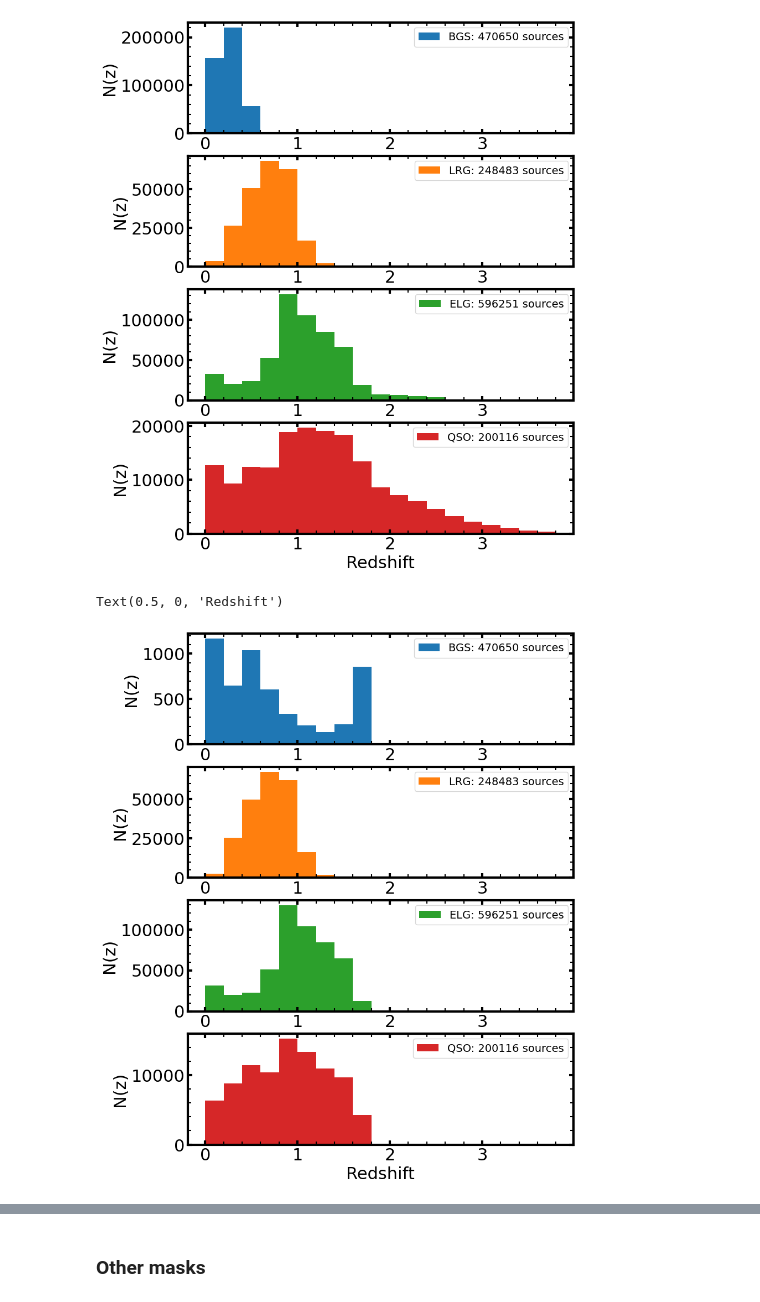
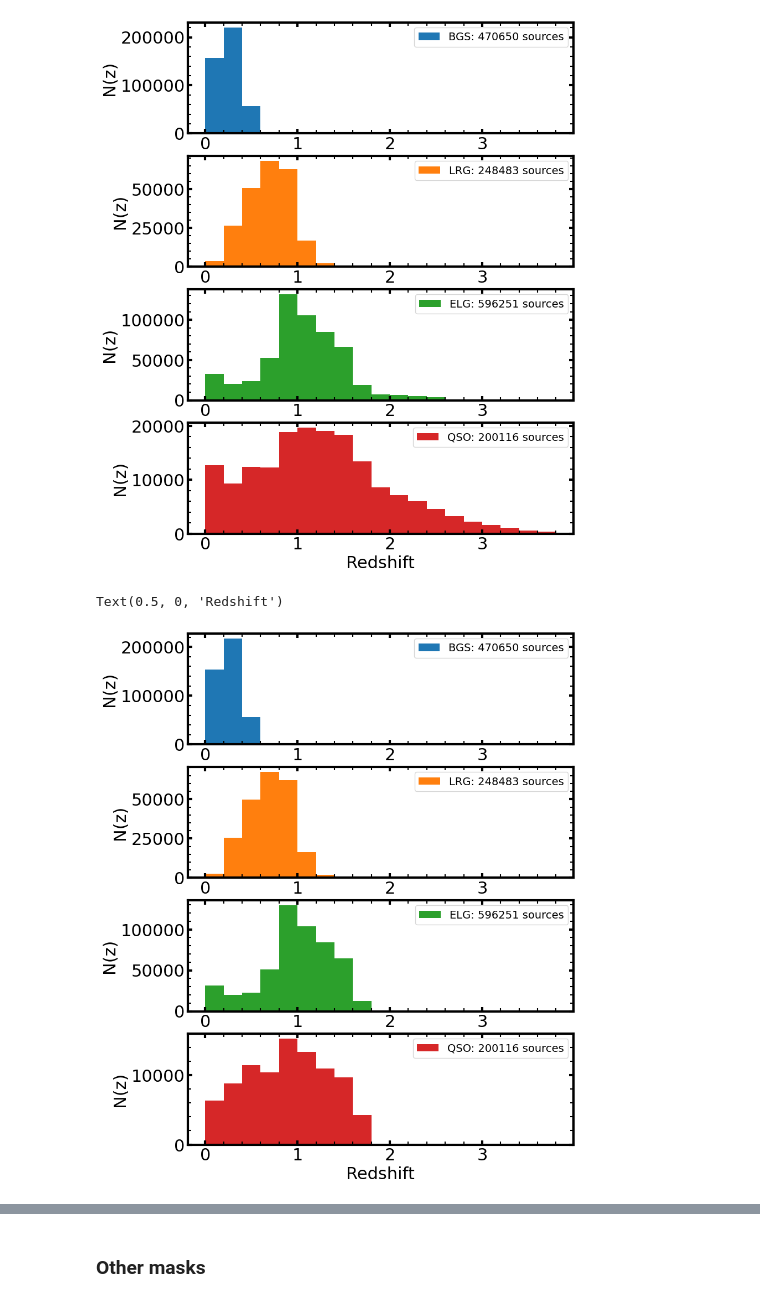
Before and after one commit to sylvielsstfr/DESIGetSpectra, a Jupyter notebook: docs/notebooks/astrodatalab/ExploreDESIGAL/01_DESI_EDR_forPZSedTemplates.ipynb, the cells around one changed output, grey strips where cells are left out. Cells and saved outputs as stored; diff of their text form; code cells hidden in the pictures.

```diff
--- a/docs/notebooks/astrodatalab/ExploreDESIGAL/01_DESI_EDR_forPZSedTemplates.ipynb
+++ b/docs/notebooks/astrodatalab/ExploreDESIGAL/01_DESI_EDR_forPZSedTemplates.ipynb
@@ -300,7 +304,18 @@ error_factor = 2.5/np.log(10)
 df["mag_g"] = df["flux_g"].apply(lambda x : (x*u.erg/u.s/(u.cm)**2/u.Hz).to_value(u.ABmag) + 48.6 + 22.5)
 df["mag_r"] = df["flux_r"].apply(lambda x : (x*u.erg/u.s/(u.cm)**2/u.Hz).to_value(u.ABmag) + 48.6 + 22.5)
 df["mag_z"] = df["flux_z"].apply(lambda x : (x*u.erg/u.s/(u.cm)**2/u.Hz).to_value(u.ABmag) + 48.6 + 22.5)
+# %%
+# assuming the flux is in maggies (erg/s/cm²/Hz)
+df["mag_w1"] = df["flux_w1"].apply(lambda x : (x*u.erg/u.s/(u.cm)**2/u.Hz).to_value(u.ABmag) + 48.6 + 22.5)
+df["mag_w2"] = df["flux_w2"].apply(lambda x : (x*u.erg/u.s/(u.cm)**2/u.Hz).to_value(u.ABmag) + 48.6 + 22.5)
+df["mag_w3"] = df["flux_w3"].apply(lambda x : (x*u.erg/u.s/(u.cm)**2/u.Hz).to_value(u.ABmag) + 48.6 + 22.5)
+df["mag_w4"] = df["flux_w4"].apply(lambda x : (x*u.erg/u.s/(u.cm)**2/u.Hz).to_value(u.ABmag) + 48.6 + 22.5)
 # %%
 df["mag_g_err"] = df[["flux_g","flux_ivar_g"]].apply(lambda x : error_factor/x[0]/np.sqrt(x[1]),raw=True,axis=1)
 df["mag_r_err"] = df[["flux_r","flux_ivar_r"]].apply(lambda x : error_factor/x[0]/np.sqrt(x[1]),raw=True,axis=1)
 df["mag_z_err"] = df[["flux_z","flux_ivar_z"]].apply(lambda x : error_factor/x[0]/np.sqrt(x[1]),raw=True,axis=1)
+# %%
+df["mag_w1_err"] = df[["flux_w1","flux_ivar_w1"]].apply(lambda x : error_factor/x[0]/np.sqrt(x[1]),raw=True,axis=1)
+df["mag_w2_err"] = df[["flux_w2","flux_ivar_w2"]].apply(lambda x : error_factor/x[0]/np.sqrt(x[1]),raw=True,axis=1)
+df["mag_w3_err"] = df[["flux_w3","flux_ivar_w3"]].apply(lambda x : error_factor/x[0]/np.sqrt(x[1]),raw=True,axis=1)
+df["mag_w4_err"] = df[["flux_w4","flux_ivar_w4"]].apply(lambda x : error_factor/x[0]/np.sqrt(x[1]),raw=True,axis=1)
@@ -507,22 +547,22 @@ Text(0.5, 0, 'Redshift')
 # %%
 # Now let us look at the distribution of redshifts -
 
 fig, axs = plt.subplots(4, 1, figsize = (9, 12))
 bins = np.arange(0, 4, 0.2)
 
-axs[0].hist(df[df['MWS']].z, color = 'C0', bins = bins, label = f'BGS: {n_bgs} sources')
+axs[0].hist(df[df['BGS']].z, color = 'C0', bins = bins, label = f'BGS: {n_bgs} sources')
 axs[0].legend(fontsize = 14)
 axs[0].set_ylabel("N(z)")
 axs[1].hist(df[df['LRG']].z, color = 'C1', bins = bins, label = f'LRG: {n_lrg} sources')
 axs[1].legend(fontsize = 14)
 axs[1].set_ylabel("N(z)")
 axs[2].hist(df[df['ELG']].z, color = 'C2', bins = bins, label = f'ELG: {n_elg} sources')
 axs[2].legend(fontsize = 14)
 axs[2].set_ylabel("N(z)")
 axs[3].hist(df[df['QSO']].z, color = 'C3', bins = bins, label = f'QSO: {n_qso} sources')
 axs[3].legend(fontsize = 14)
 axs[3].set_ylabel("N(z)")
 axs[3].set_xlabel("Redshift")
 # %% [output]
 Text(0.5, 0, 'Redshift')
-[figure, old version]
+[figure, new version]
```
Also changed, not shown: parts of 31 cells of this notebook, 4 other files.
